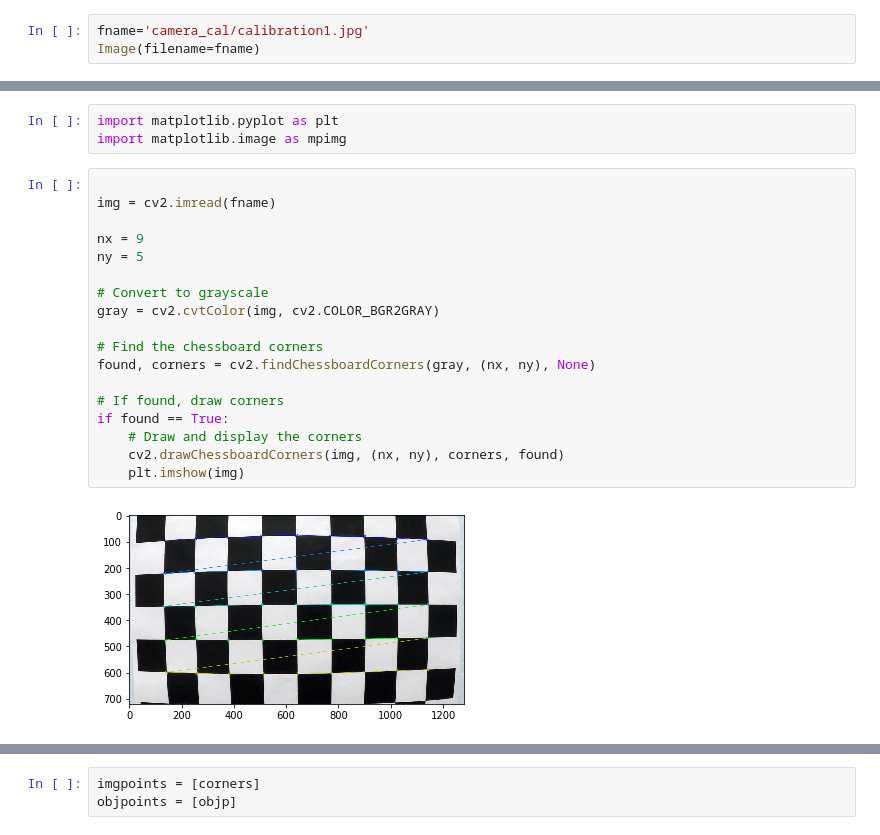
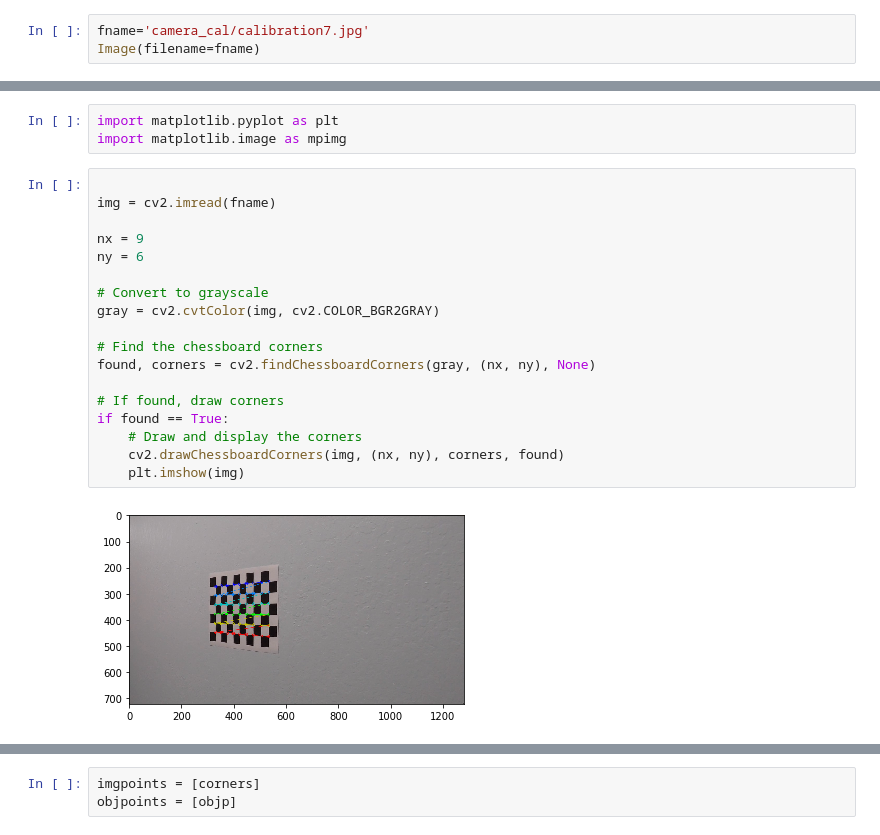
Before and after one commit to tleyden/CarND-Advanced-Lane-Lines, a Jupyter notebook: CameraDistortionCorrection.ipynb, the cells around one changed output, grey strips where cells are left out. Drawn from its saved outputs; the diff is of its cells as text.

```diff
--- a/CameraDistortionCorrection.ipynb
+++ b/CameraDistortionCorrection.ipynb
@@ -5,4 +6,4 @@ import numpy as np
 # %%
-fname='camera_cal/calibration1.jpg'
+fname='camera_cal/calibration7.jpg'
 Image(filename=fname)
 # %% [output]
@@ -20,23 +14,23 @@ import matplotlib.image as mpimg
 # %%
 
 img = cv2.imread(fname)
 
 nx = 9
-ny = 5
+ny = 6
 
 # Convert to grayscale
 gray = cv2.cvtColor(img, cv2.COLOR_BGR2GRAY)
 
 # Find the chessboard corners
 found, corners = cv2.findChessboardCorners(gray, (nx, ny), None)
 
 # If found, draw corners
 if found == True:
     # Draw and display the corners
     cv2.drawChessboardCorners(img, (nx, ny), corners, found)
     plt.imshow(img)
 # %% [output]
-[figure, old version]
+[figure, new version]
 # %%
 objp = np.zeros((nx * ny, 3), np.float32)
 objp[:, :2] = np.mgrid[0:nx,0:ny].transpose().reshape(-1,2)
```
Also changed, not shown: parts of 13 cells of this notebook, 3 other files.
